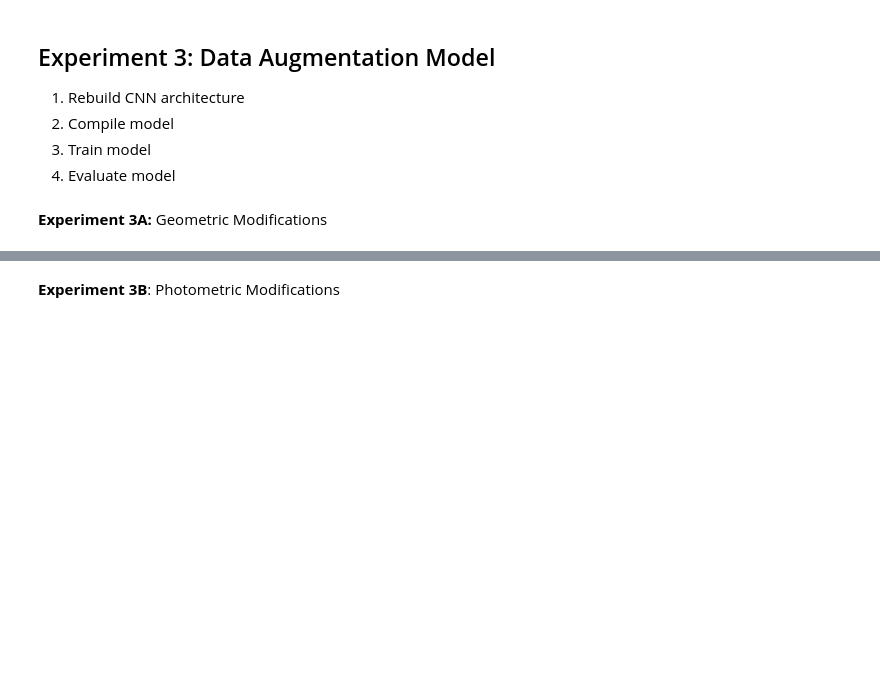
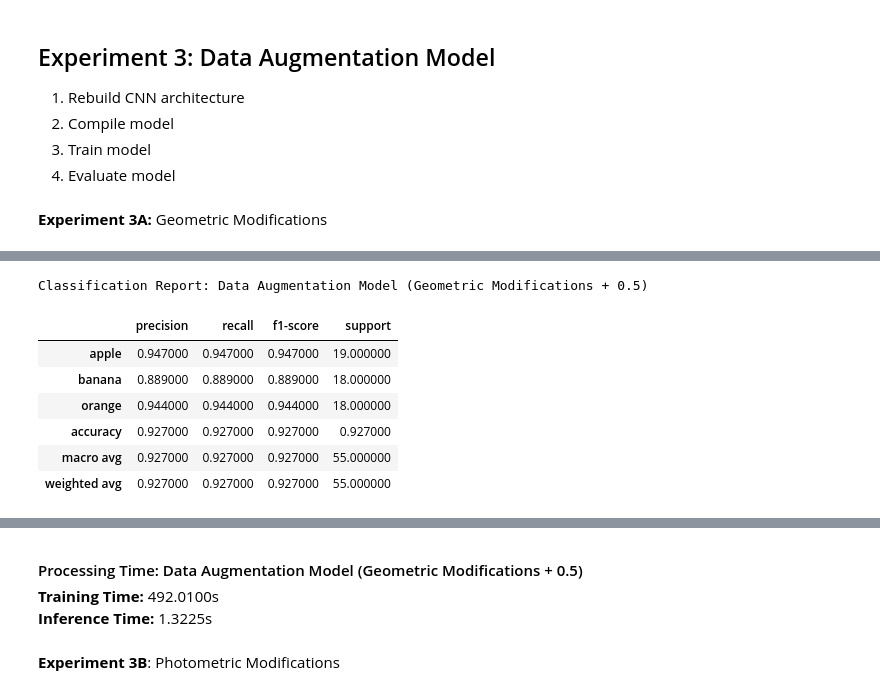
Before and after one commit to kwokhue80/ml_ca, a Jupyter notebook: src/g3_cnn_fruit_classifier_v1.0.ipynb, the cells around one changed output, grey strips where cells are left out. Drawn from its saved outputs; the diff is of its cells as text; code cells hidden in the pictures; blank space fills up the shorter version.

```diff
--- a/src/g3_cnn_fruit_classifier_v1.0.ipynb
+++ b/src/g3_cnn_fruit_classifier_v1.0.ipynb
@@ -1501,7 +1542,7 @@ exp3a_result = build_result(
 
 # 3. Generate and render Accuracy and Loss Report
 test_loss, test_accuracy = model_experiment_3a.evaluate(test_loader, verbose=0)
-exp3a_accuracy_loss_report = render_accuracy_loss_report("Data Augmentation Model (Geometric Modifications + 0.5)", exp3a_history, test_loss, test_accuracy)
+exp3a_accuracy_loss_report = render_accuracy_loss_report_epoch30("Data Augmentation Model (Geometric Modifications + 0.5)", exp3a_history, test_loss, test_accuracy)
 
 # 4. Generate Classification Report and Confusion Matrix
 exp3a_class_report = render_classification_report(exp3a_result)
@@ -1516,3 +1557,4 @@ exp3a_processing_time = render_processing_time(
 
 # 6. Display the final evaluation dashboard
 display_evaluation_results(exp3a_accuracy_loss_report, exp3a_class_report, exp3a_confusion_matrix, exp3a_processing_time)
+# %% [output]
@@ -1518,0 +1562,8 @@ display_evaluation_results(exp3a_accuracy_loss_report, exp3a_class_report, exp3a
+Classification Report: Data Augmentation Model (Geometric Modifications + 0.5)
+|  | precision | recall | f1-score | support |
+| apple | 0.947000 | 0.947000 | 0.947000 | 19.000000 |
+| banana | 0.889000 | 0.889000 | 0.889000 | 18.000000 |
+| orange | 0.944000 | 0.944000 | 0.944000 | 18.000000 |
+| accuracy | 0.927000 | 0.927000 | 0.927000 | 0.927000 |
+| macro avg | 0.927000 | 0.927000 | 0.927000 | 55.000000 |
+| weighted avg | 0.927000 | 0.927000 | 0.927000 | 55.000000 |
@@ -1519,3 +1571,6 @@ display_evaluation_results(exp3a_accuracy_loss_report, exp3a_class_report, exp3a
+Processing Time: Data Augmentation Model (Geometric Modifications + 0.5)
+Training Time: 492.0100s
+Inference Time: 1.3225s
 # %% [markdown]
 **Experiment 3B**: Photometric Modifications
 # %%
```
Also changed, not shown: parts of 4 cells of this notebook, 4 other files.
